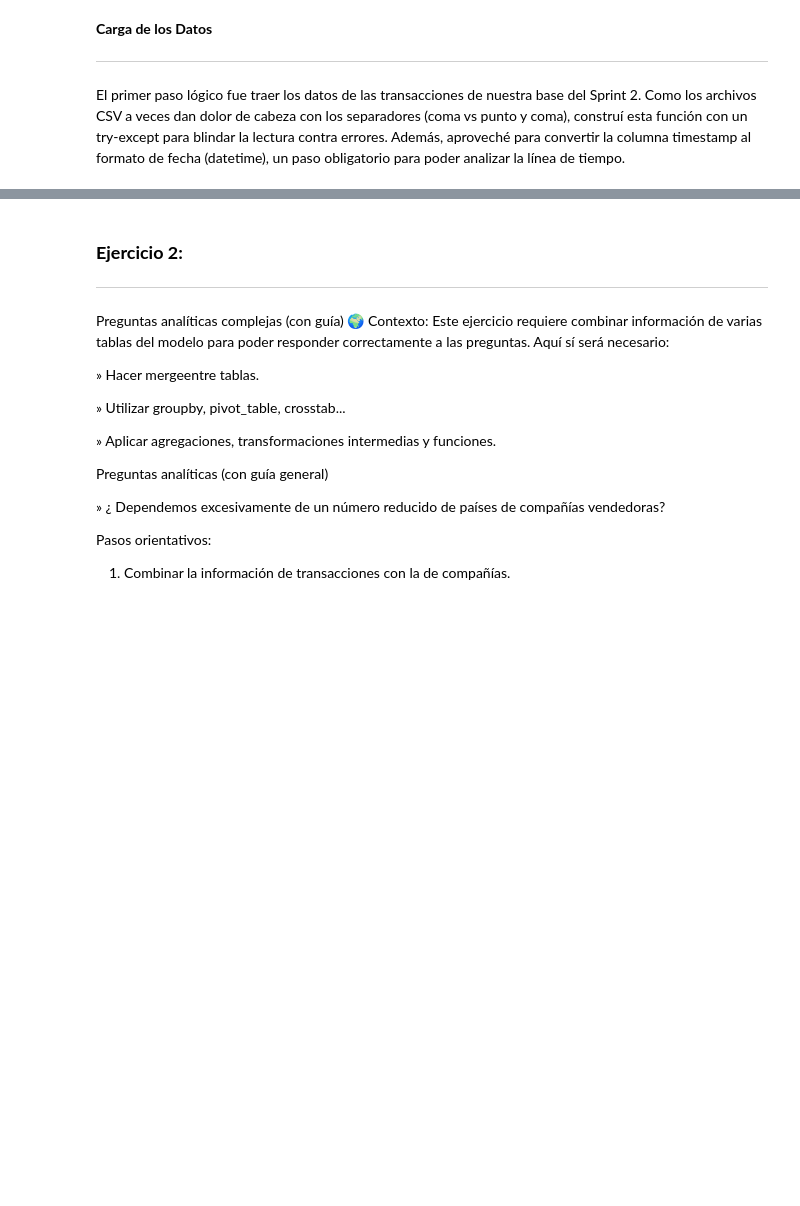
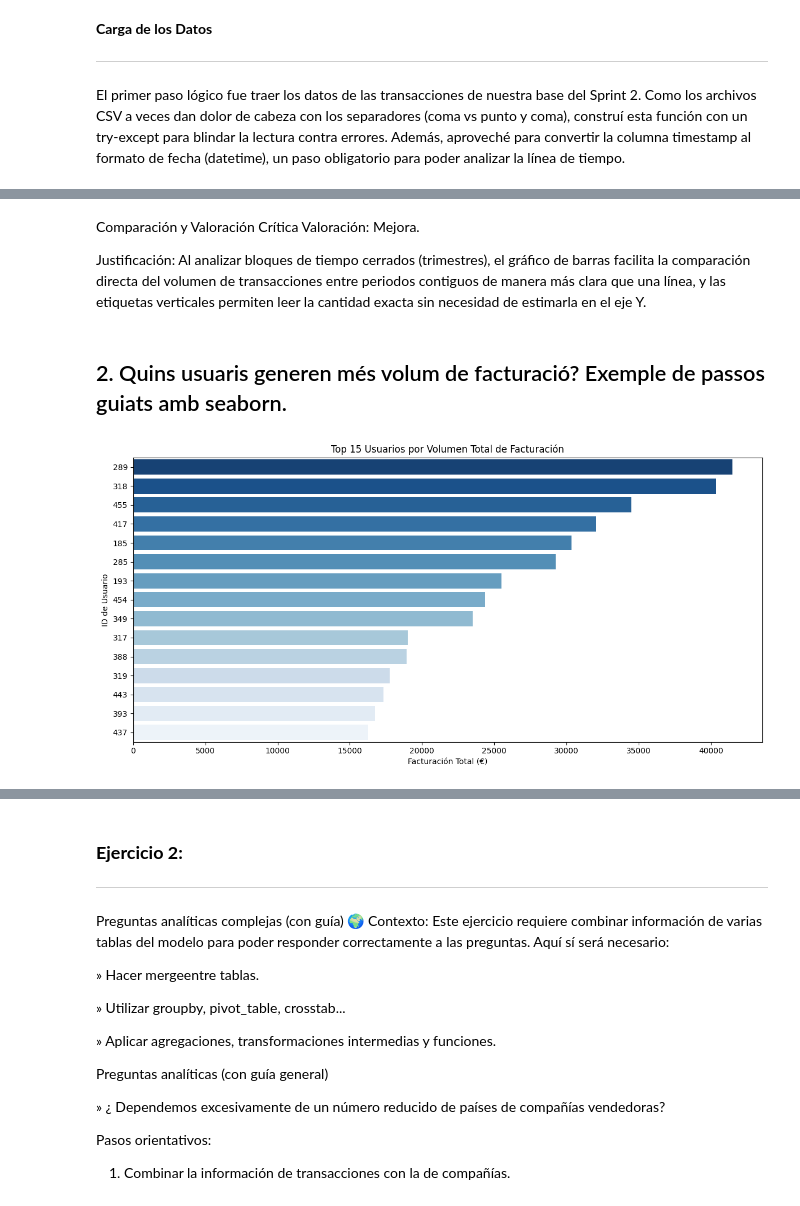
Before and after one commit to leoruggiero/Sprint-9-Visualizacion-Leonardo-Ruggiero, a Jupyter notebook: Sprint9-Visualizacion-LeonardoRuggiero.ipynb, the cells around one changed output, grey strips where cells are left out. Drawn from its saved outputs; the diff is of its cells as text; code cells hidden in the pictures; blank space fills up the shorter version.

```diff
--- a/Sprint9-Visualizacion-LeonardoRuggiero.ipynb
+++ b/Sprint9-Visualizacion-LeonardoRuggiero.ipynb
@@ -131,0 +148,22 @@ if __name__ == '__main__':
+# %% [markdown]
+
+Comparación y Valoración Crítica Valoración: Mejora.
+
+Justificación: Al analizar bloques de tiempo cerrados (trimestres), el gráfico de barras facilita la comparación directa del volumen de transacciones entre periodos contiguos de manera más clara que una línea, y las etiquetas verticales permiten leer la cantidad exacta sin necesidad de estimarla en el eje Y.
+# %% [markdown]
+## 2. Quins usuaris generen més volum de facturació? Exemple de passos guiats amb seaborn.
+# %%
+# 1. Agrupar por usuario y sumar facturación (Top 15)
+top_users = df_transaction.groupby('user_id')['amount'].sum().nlargest(15).reset_index()
+top_users['user_id'] = top_users['user_id'].astype(str)
+
+# 2. Gráfico de barras horizontal inicial
+plt.figure(figsize=(12, 6))
+sns.barplot(data=top_users, x='amount', y='user_id', palette='Blues_r', hue='user_id', legend=False)
+plt.title('Top 15 Usuarios por Volumen Total de Facturación')
+plt.xlabel('Facturación Total (€)')
+plt.ylabel('ID de Usuario')
+plt.tight_layout()
+plt.show()
+# %% [output]
+[figure, added]
```
Also changed, not shown: parts of 56 cells of this notebook.
